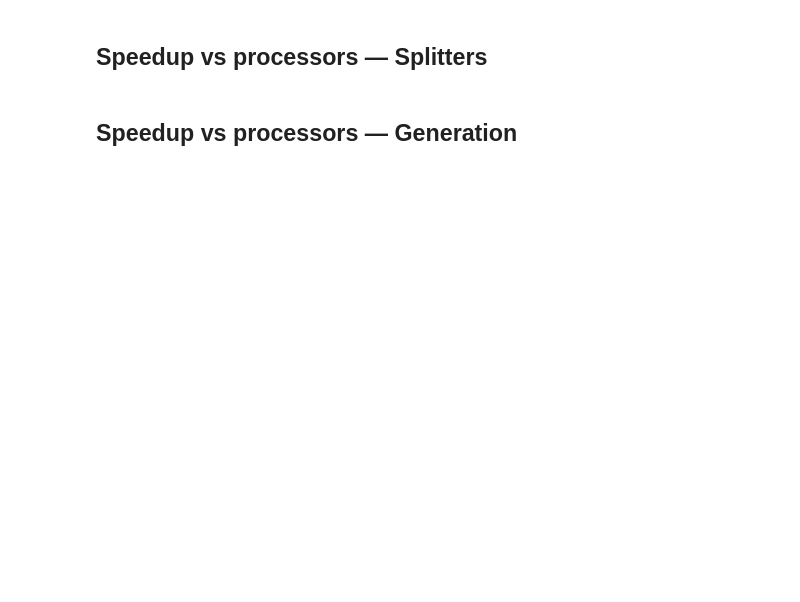
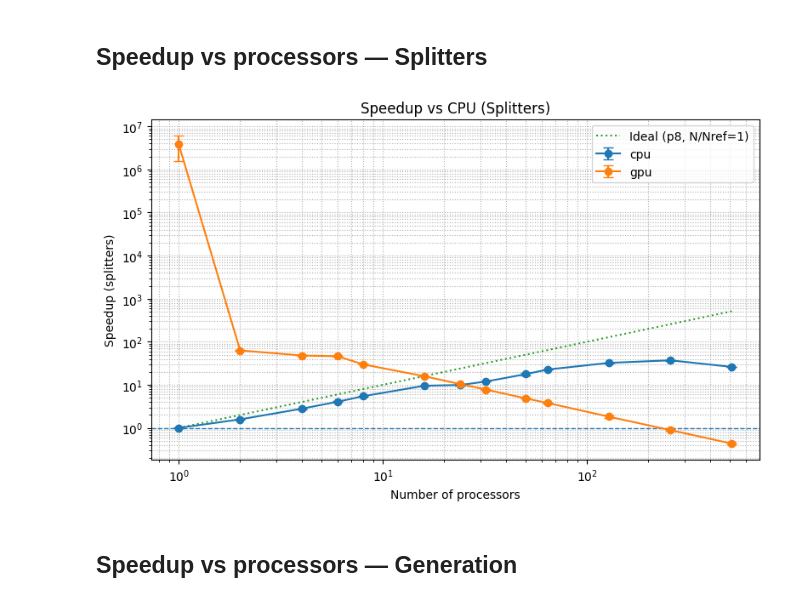
Before and after one commit to FernandoSchett/particles_pipeline_gpu, a Jupyter notebook: gen_results.ipynb, the cells around one changed output. Saved outputs shown, nothing was run; the diff lists cells and outputs as text; code cells hidden in the pictures; blank space fills up the shorter version.

```diff
--- a/gen_results.ipynb
+++ b/gen_results.ipynb
@@ -203,22 +238,25 @@ savefig(results_dir, "speedup_distribution")
 # %%
 plt.figure(figsize=(8,5))
 for dev in with_base["device"].unique():
     sub = with_base[with_base["device"] == dev].sort_values("num_procs")
     plt.errorbar(sub["num_procs"], sub["speedup_split"], yerr=sub["speedup_split_s"], marker="o", capsize=4, label=dev)
 plt.axhline(1.0, ls="--", lw=1)
 for pw in sorted(with_base["power"].unique()):
     g = with_base[with_base["power"] == pw]
     if g.empty: continue
     nref = g["cpu_base_nprocs"].iloc[0]
     xs = sorted(g["num_procs"].unique())
     ys = [x/nref for x in xs]
     plt.plot(xs, ys, ls=":", lw=1.5, label=f"Ideal (p{pw}, N/Nref={nref})")
 plt.xscale("log")
 plt.xlabel("Number of processors")
+plt.yscale("log")
 plt.ylabel("Speedup (splitters)")
 plt.title("Speedup vs CPU (Splitters)")
 plt.legend(); plt.grid(True, which="both", ls=":")
 savefig(results_dir, "speedup_splitters")
+# %% [output]
+[figure, added]
 # %% [markdown]
 ## Speedup vs processors — Generation
 # %%
```
Also changed, not shown: parts of 16 cells of this notebook, 16 other files.
